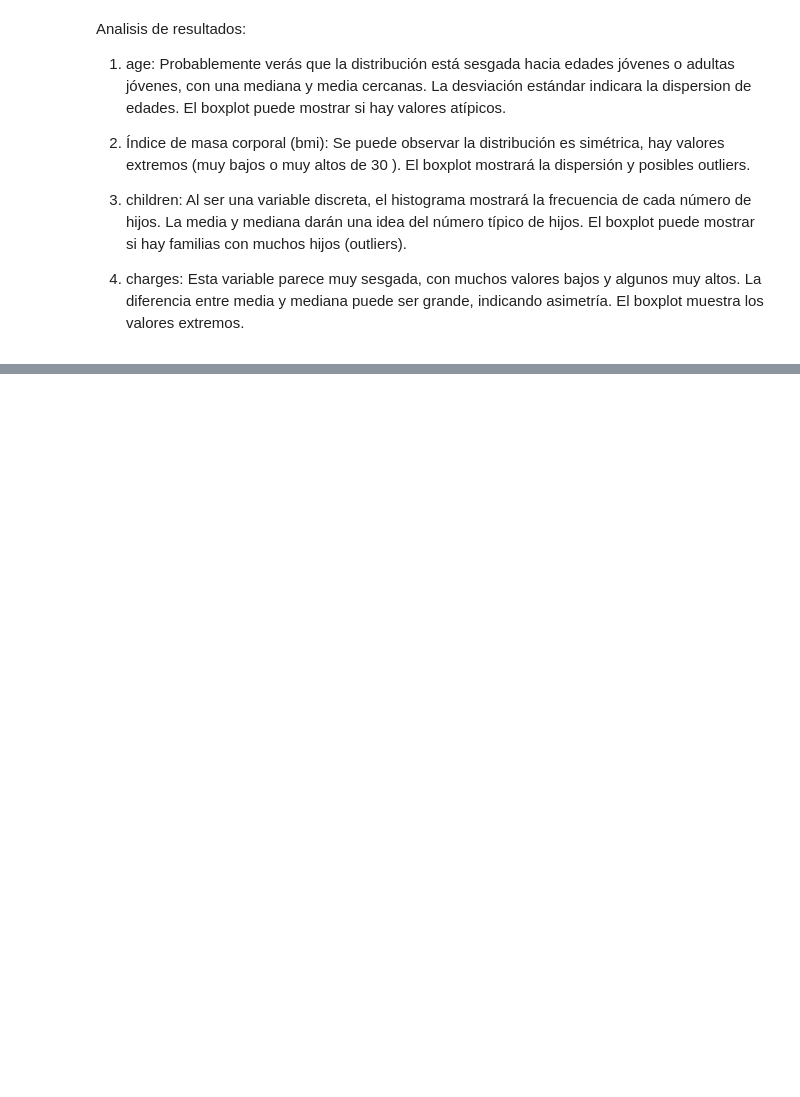
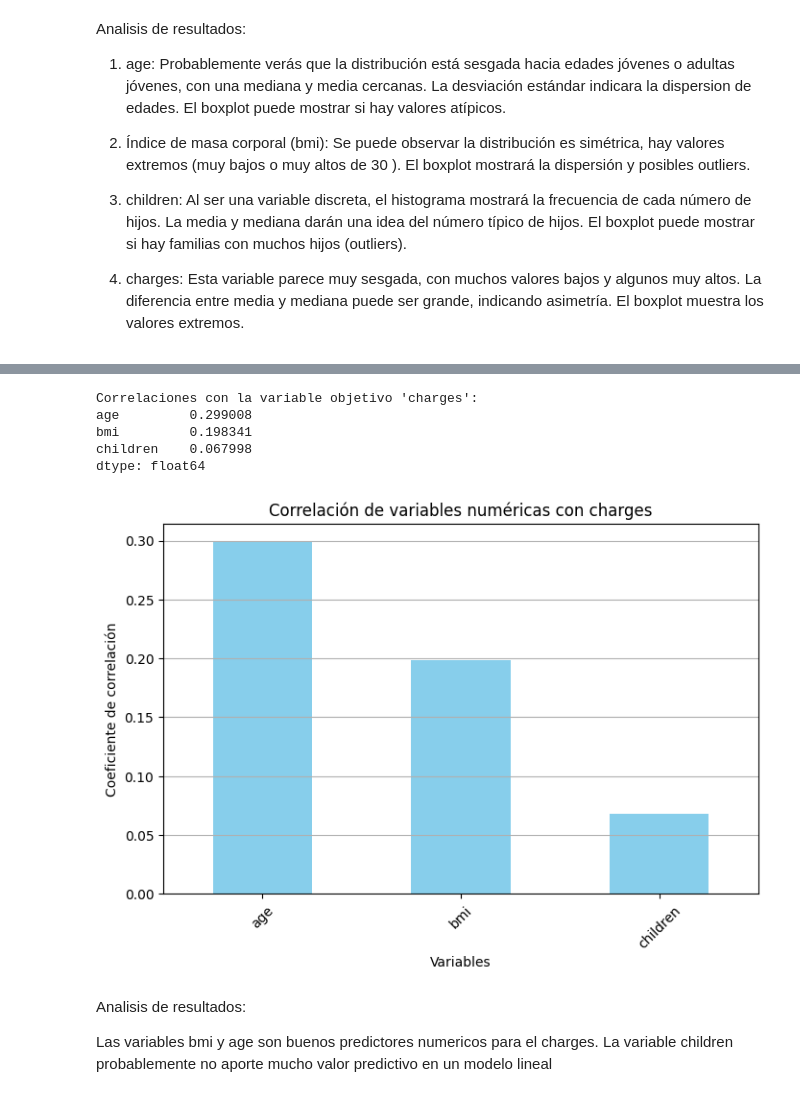
Before and after one commit to 4GeeksAcademy/ingenieropg80.REGRESION_LINEAL, a Jupyter notebook: src/explore.ipynb, the cells around one changed output, grey strips where cells are left out. Drawn from its saved outputs; the diff is of its cells as text; code cells hidden in the pictures; blank space fills up the shorter version.

Commit message:
lineal0208

```diff
--- a/src/explore.ipynb
+++ b/src/explore.ipynb
@@ -28,0 +28,12 @@ import utils as eda
+# %%
+#IDENTIFICO VARIABLES
+# Variables numéricas
+numericas = total_data.select_dtypes(include=['number']).columns.tolist()
+print("Variables numéricas:", numericas)
+
+# Variables no numéricas (categóricas, texto, etc.)
+no_numericas = total_data.select_dtypes(exclude=['number']).columns.tolist()
+print("Variables no numéricas:", no_numericas)
+
+target = 'charges'
+target
@@ -53,0 +85,13 @@ AttributeError: module 'utils' has no attribute 'plot_categorical_data'
+# %%
+eda.correlation_num_target(total_data, target)
+# %% [output]
+Correlaciones con la variable objetivo 'charges':
+age         0.299008
+bmi         0.198341
+children    0.067998
+dtype: float64
+[figure, added]
+# %% [markdown]
+Analisis de resultados:
+
+Las variables bmi y age son buenos predictores numericos para el charges. La variable children probablemente no aporte mucho valor predictivo en un modelo lineal
```
Also changed, not shown: parts of 20 cells of this notebook, 2 other files.
